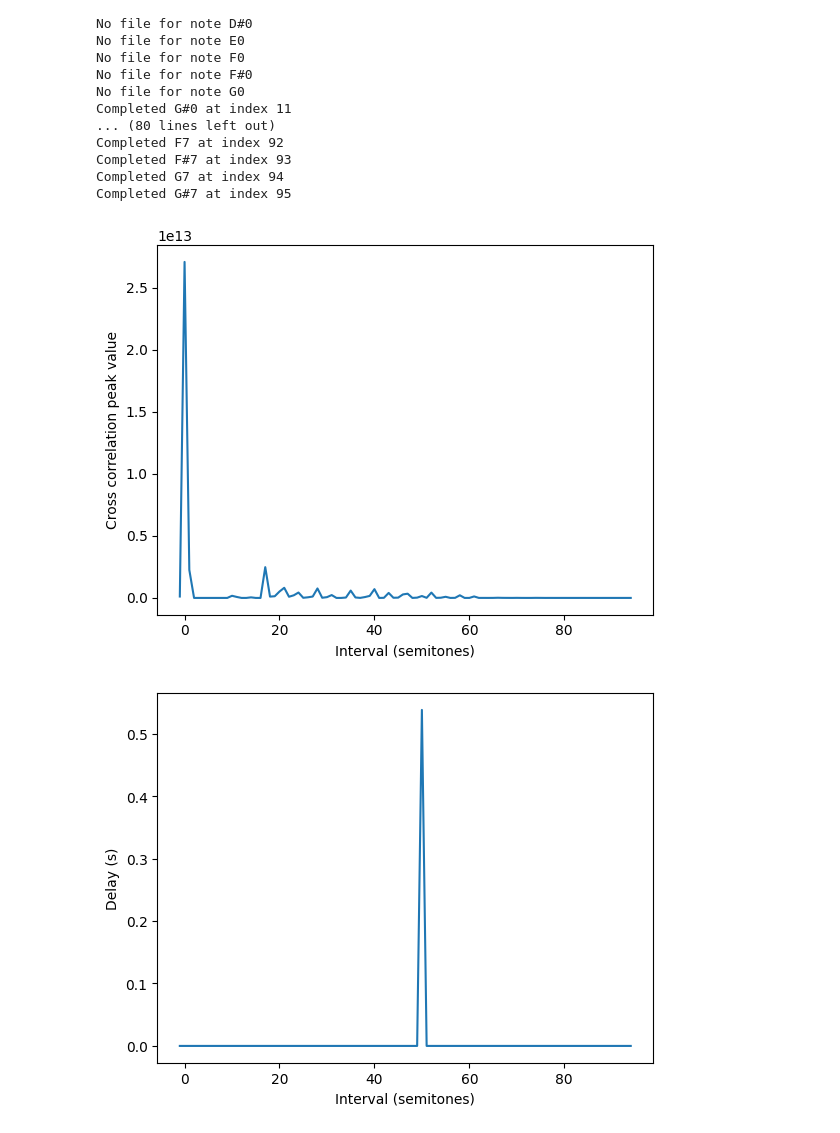
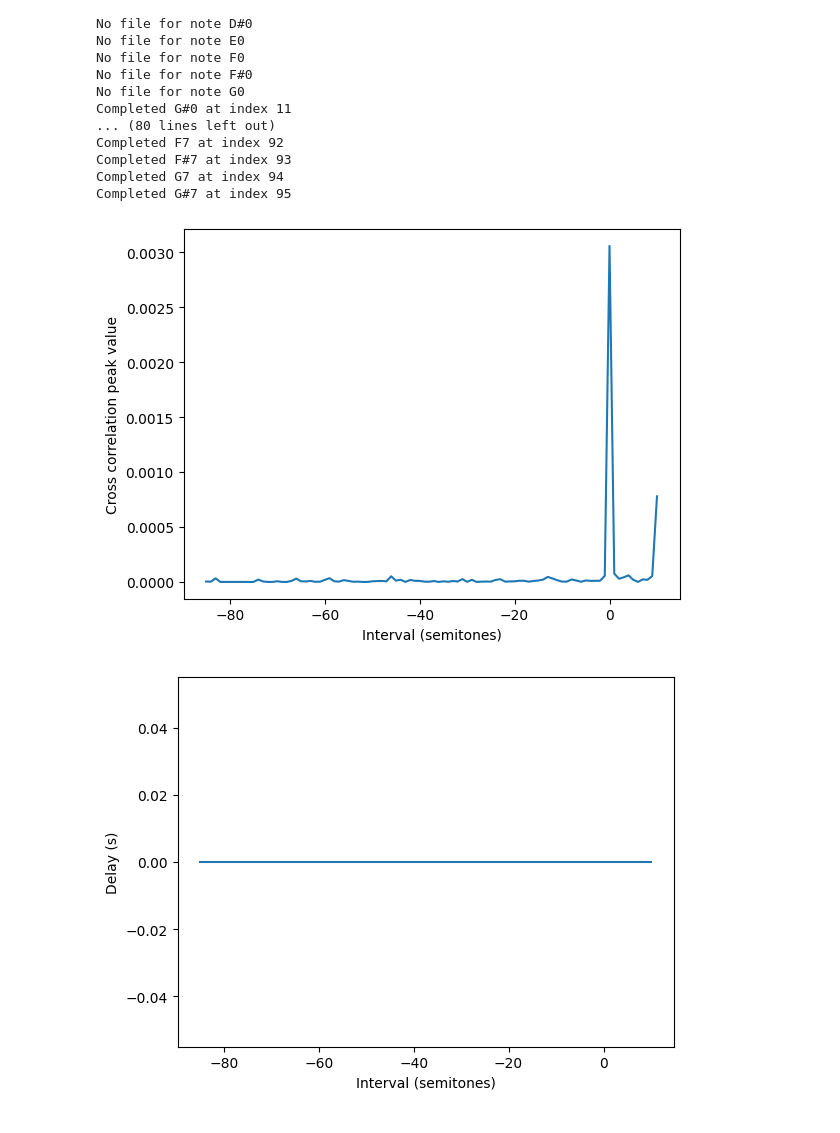
Before and after one commit to dapeef/score-sync, a Jupyter notebook: interval_correlation_test.ipynb, the cells around one changed output. Saved outputs shown, nothing was run; the diff lists cells and outputs as text; code cells hidden in the pictures.

```diff
--- a/interval_correlation_test.ipynb
+++ b/interval_correlation_test.ipynb
@@ -24,7 +24,7 @@ intervals : np.ndarray = np.arange(notes.shape[0])
 # %%
 # Get cross correlation values
 
-constant_note_index : int = 1
+constant_note_index : int = 85
 constant_note_name : str = notes[constant_note_index]
 
 sampling_freq, sound1 = utils.load_sound_mono(f"samples/{constant_note_name}.wav")
@@ -46,7 +46,7 @@ for i in range(notes.shape[0]):
 
         delays[i] = delay
         values[i] = value
-        lengths[i] = (sound1.shape[0] + sound2.shape[0]) / sampling_freq
+        lengths[i] = (sound2.shape[0]) / sampling_freq
 
         print(f"Completed {current_note_name} at index {i}")
 
@@ -73,23 +73,23 @@ Completed G#7 at index 95
 # %%
 # Plot delays and values
 
 plt.figure()
 plt.plot(intervals, values)
 plt.xlabel("Interval (semitones)")
 plt.ylabel("Cross correlation peak value")
 plt.show()
 
 plt.figure()
 plt.plot(intervals, delays)
 plt.xlabel("Interval (semitones)")
 plt.ylabel("Delay (s)")
 plt.show()
 
 plt.figure()
 plt.plot(intervals, lengths)
 plt.xlabel("Interval (semitones)")
-plt.ylabel("Combined sound length (s)")
+plt.ylabel("Sound length (s)")
 plt.show()
 # %% [output]
-[figure, old version]
+[figure, new version]
-[figure, old version]
+[figure, new version]
```
Also changed, not shown: parts of 1 cell of this notebook, 2 other files.
